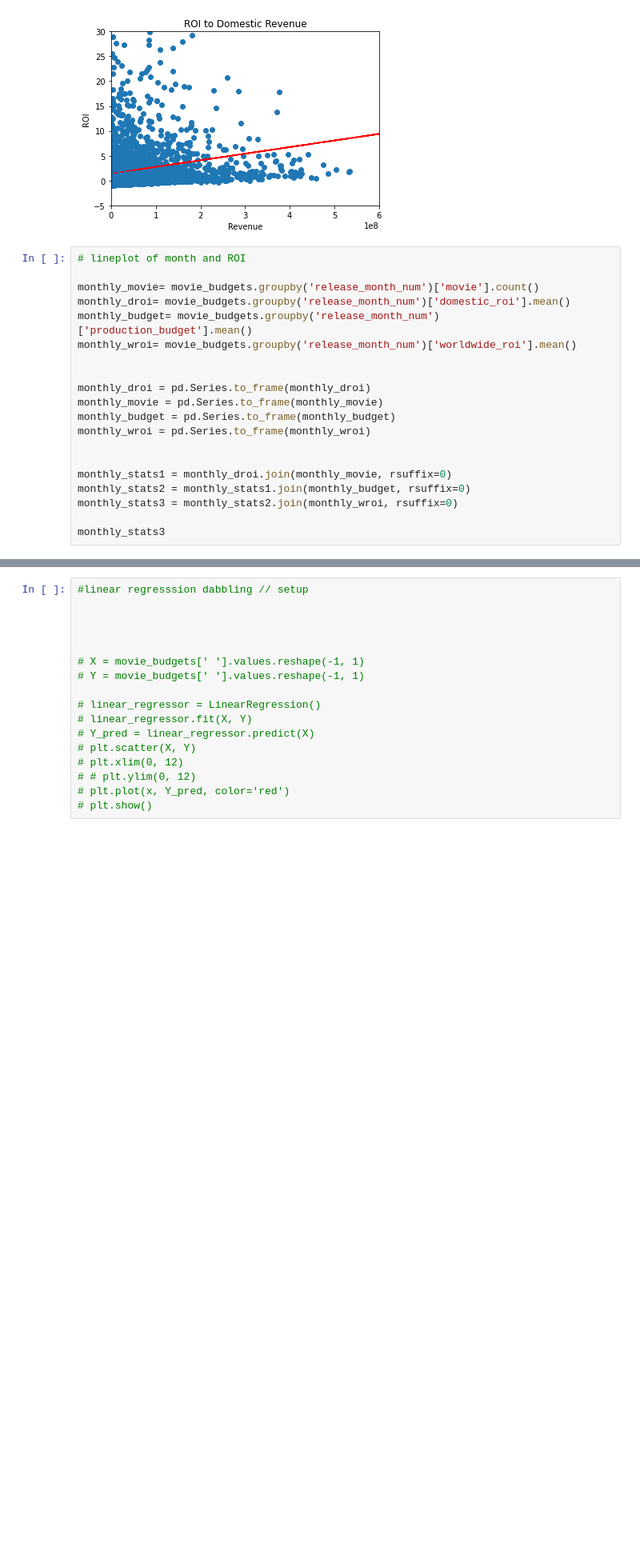
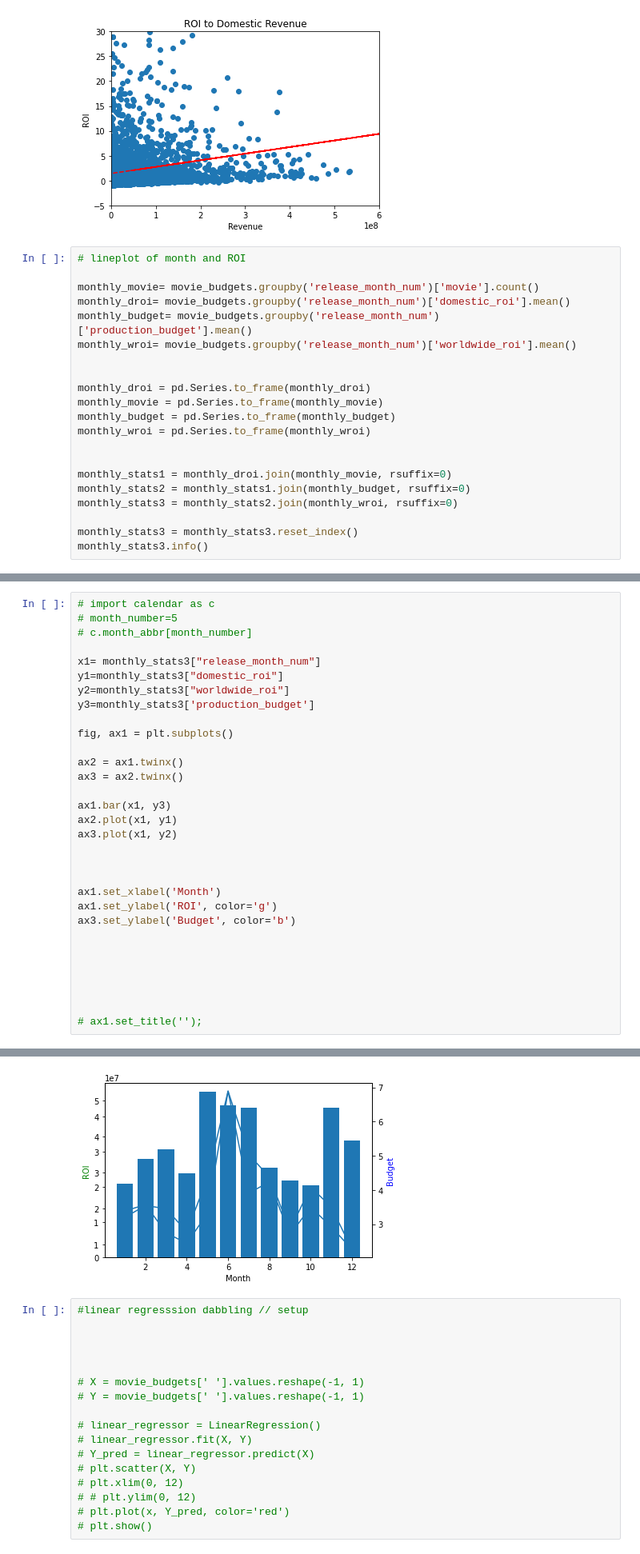
Before and after one commit to jmarkowi/Microsoft-Studios-Analysis, a Jupyter notebook: lorela_working_nb.ipynb, the cells around one changed output, grey strips where cells are left out. Shown at 80% size. Cells and saved outputs as stored; diff of their text form; blank space fills up the shorter version.

Commit message:
modified visualizations

```diff
--- a/lorela_working_nb.ipynb
+++ b/lorela_working_nb.ipynb
@@ -216,5 +216,6 @@ monthly_stats1 = monthly_droi.join(monthly_movie, rsuffix=0)
 monthly_stats2 = monthly_stats1.join(monthly_budget, rsuffix=0)
 monthly_stats3 = monthly_stats2.join(monthly_wroi, rsuffix=0)
 
-monthly_stats3
+monthly_stats3 = monthly_stats3.reset_index()
+monthly_stats3.info()
 # %% [output]
@@ -234,0 +234,32 @@ monthly_stats3
+# %%
+# import calendar as c
+# month_number=5
+# c.month_abbr[month_number]
+
+x1= monthly_stats3["release_month_num"]
+y1=monthly_stats3["domestic_roi"]
+y2=monthly_stats3["worldwide_roi"]
+y3=monthly_stats3['production_budget']
+
+fig, ax1 = plt.subplots()
+
+ax2 = ax1.twinx()
+ax3 = ax2.twinx()
+
+ax1.bar(x1, y3)
+ax2.plot(x1, y1)
+ax3.plot(x1, y2)
+
+
+
+ax1.set_xlabel('Month')
+ax1.set_ylabel('ROI', color='g')
+ax3.set_ylabel('Budget', color='b')
+
+
+
+
+
+
+# ax1.set_title('');
+# %% [output]
@@ -235,3 +267,4 @@ monthly_stats3
+[figure, added]
 # %%
 #linear regresssion dabbling // setup
 
```
Also changed, not shown: parts of 3 cells of this notebook.
